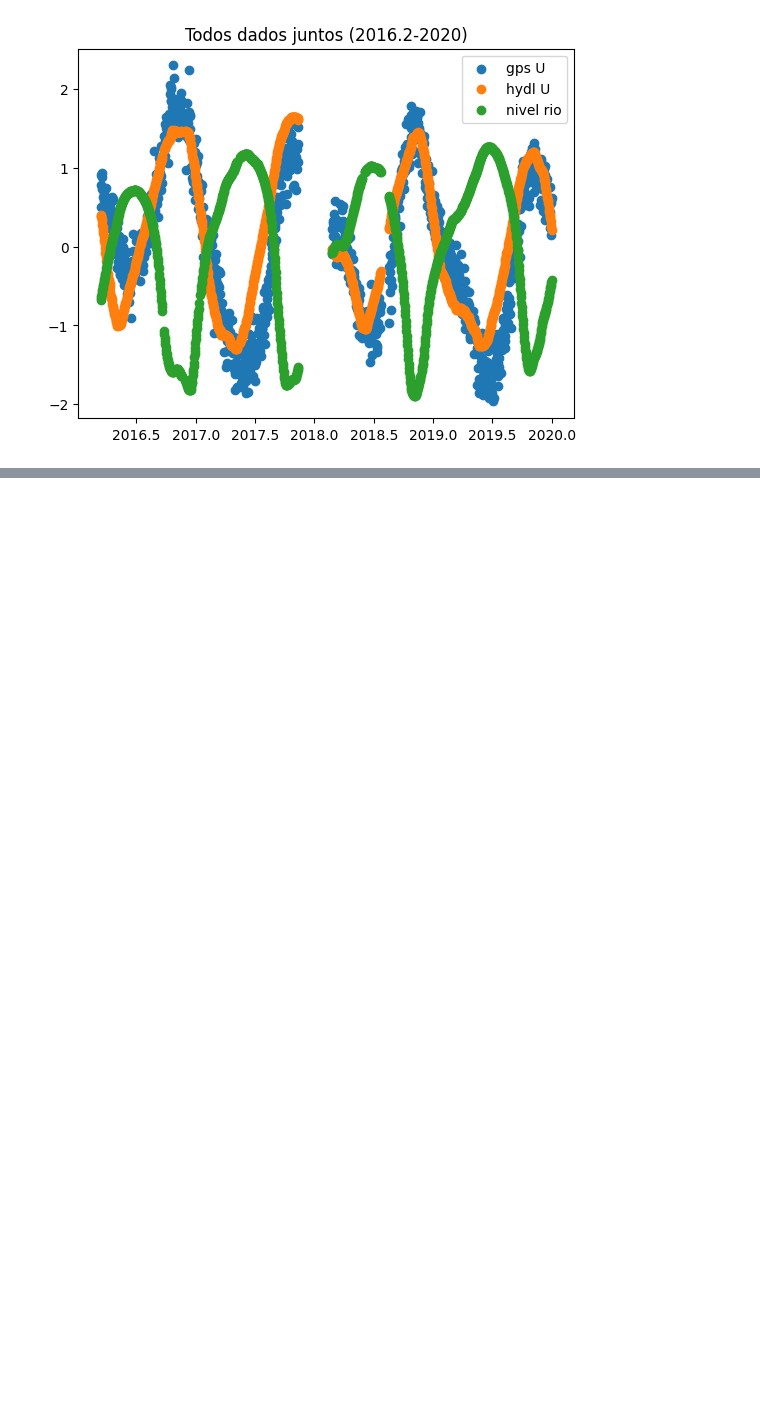
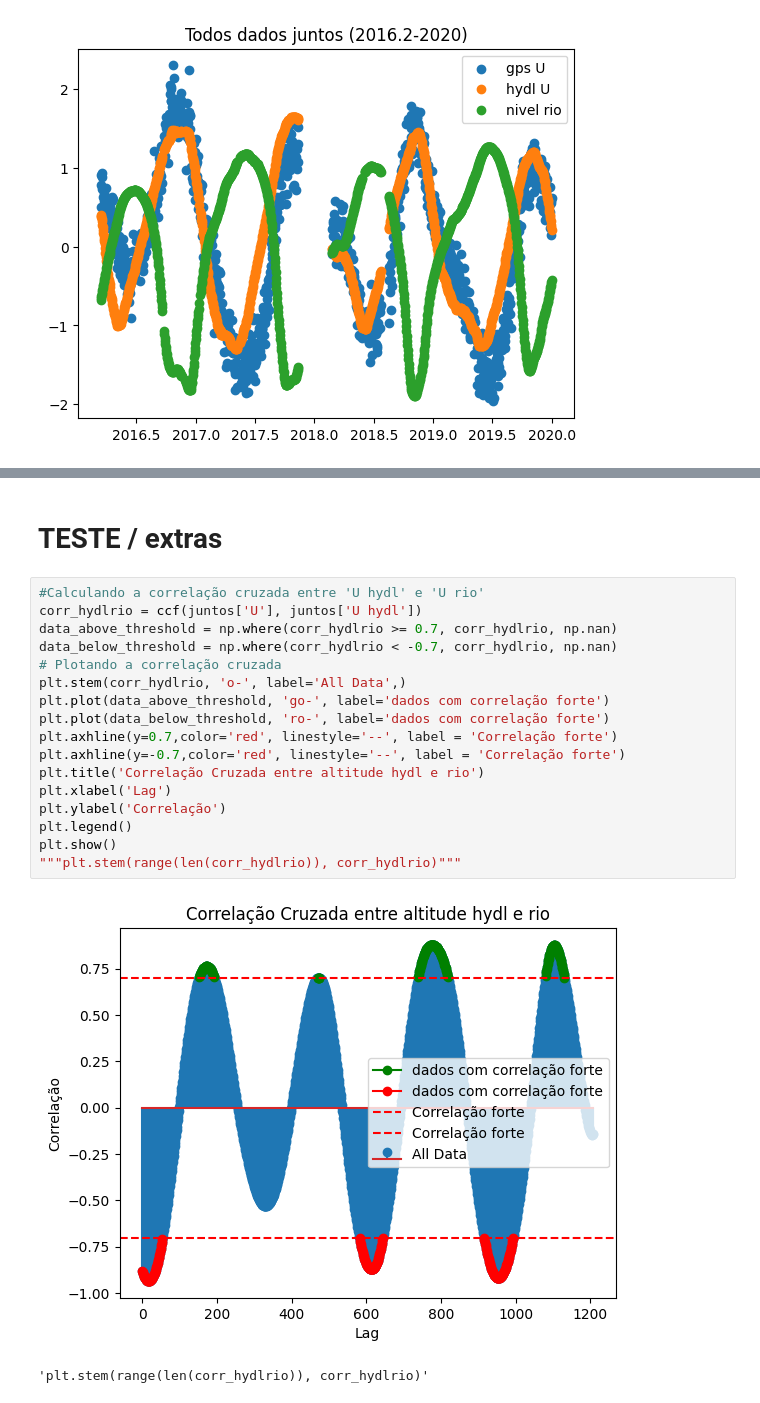
Before and after one commit to Gabxist/I.C., a Jupyter notebook: Análise_de_dados.ipynb, the cells around one changed output, grey strips where cells are left out. Drawn from its saved outputs; the diff is of its cells as text; blank space fills up the shorter version.

```diff
--- a/Análise_de_dados.ipynb
+++ b/Análise_de_dados.ipynb
@@ -436,0 +439,22 @@ plt.show()
+# %% [markdown]
+# TESTE / extras
+# %%
+#Calculando a correlação cruzada entre 'U hydl' e 'U rio'
+corr_hydlrio = ccf(juntos['U'], juntos['U hydl'])
+data_above_threshold = np.where(corr_hydlrio >= 0.7, corr_hydlrio, np.nan)
+data_below_threshold = np.where(corr_hydlrio < -0.7, corr_hydlrio, np.nan)
+# Plotando a correlação cruzada
+plt.stem(corr_hydlrio, 'o-', label='All Data',)
+plt.plot(data_above_threshold, 'go-', label='dados com correlação forte')
+plt.plot(data_below_threshold, 'ro-', label='dados com correlação forte')
+plt.axhline(y=0.7,color='red', linestyle='--', label = 'Correlação forte')
+plt.axhline(y=-0.7,color='red', linestyle='--', label = 'Correlação forte')
+plt.title('Correlação Cruzada entre altitude hydl e rio')
+plt.xlabel('Lag')
+plt.ylabel('Correlação')
+plt.legend()
+plt.show()
+"""plt.stem(range(len(corr_hydlrio)), corr_hydlrio)"""
+# %% [output]
+[figure, added]
+'plt.stem(range(len(corr_hydlrio)), corr_hydlrio)'
```
Also changed, not shown: parts of 7 cells of this notebook.
